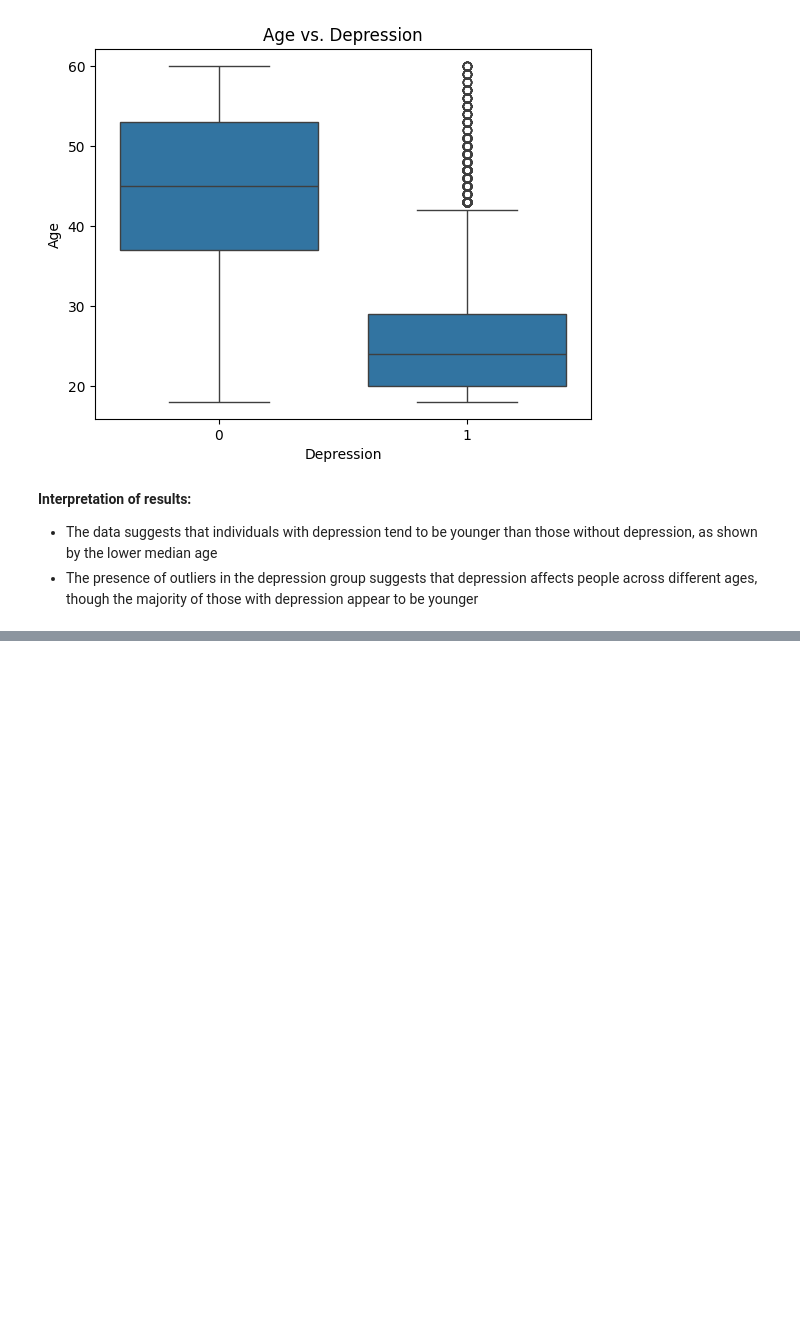
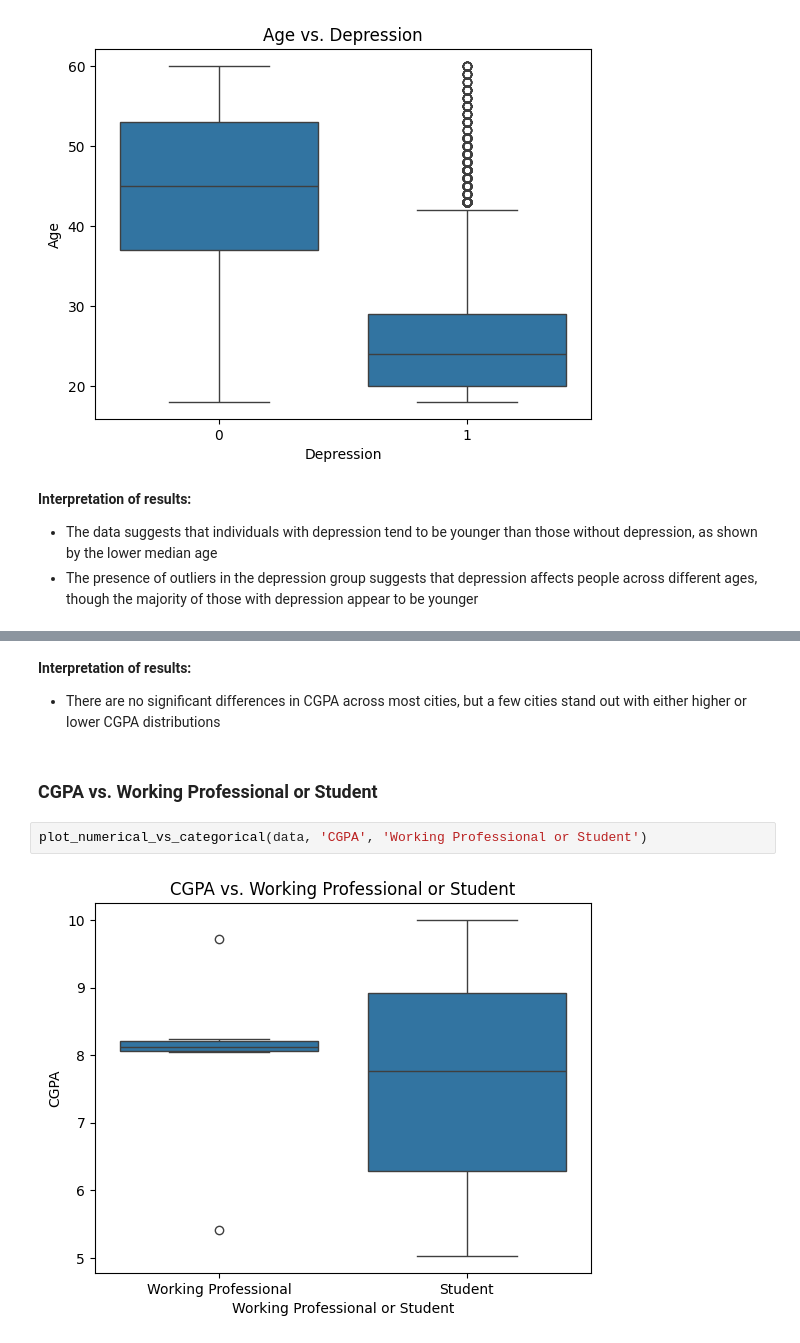
Before and after one commit to ktxdev/mind-matters, a Jupyter notebook: notebooks/train/EDA.ipynb, the cells around one changed output, grey strips where cells are left out. Drawn from its saved outputs; the diff is of its cells as text; blank space fills up the shorter version.

```diff
--- a/notebooks/train/EDA.ipynb
+++ b/notebooks/train/EDA.ipynb
@@ -660,0 +678,9 @@ plot_numerical_vs_categorical(data, 'Age', 'Depression')
+# %% [markdown]
+**Interpretation of results:**
+- There are no significant differences in CGPA across most cities, but a few cities stand out with either higher or lower CGPA distributions
+# %% [markdown]
+### CGPA vs. Working Professional or Student
+# %%
+plot_numerical_vs_categorical(data, 'CGPA', 'Working Professional or Student')
+# %% [output]
+[figure, added]
```
Also changed, not shown: parts of 39 cells of this notebook.
